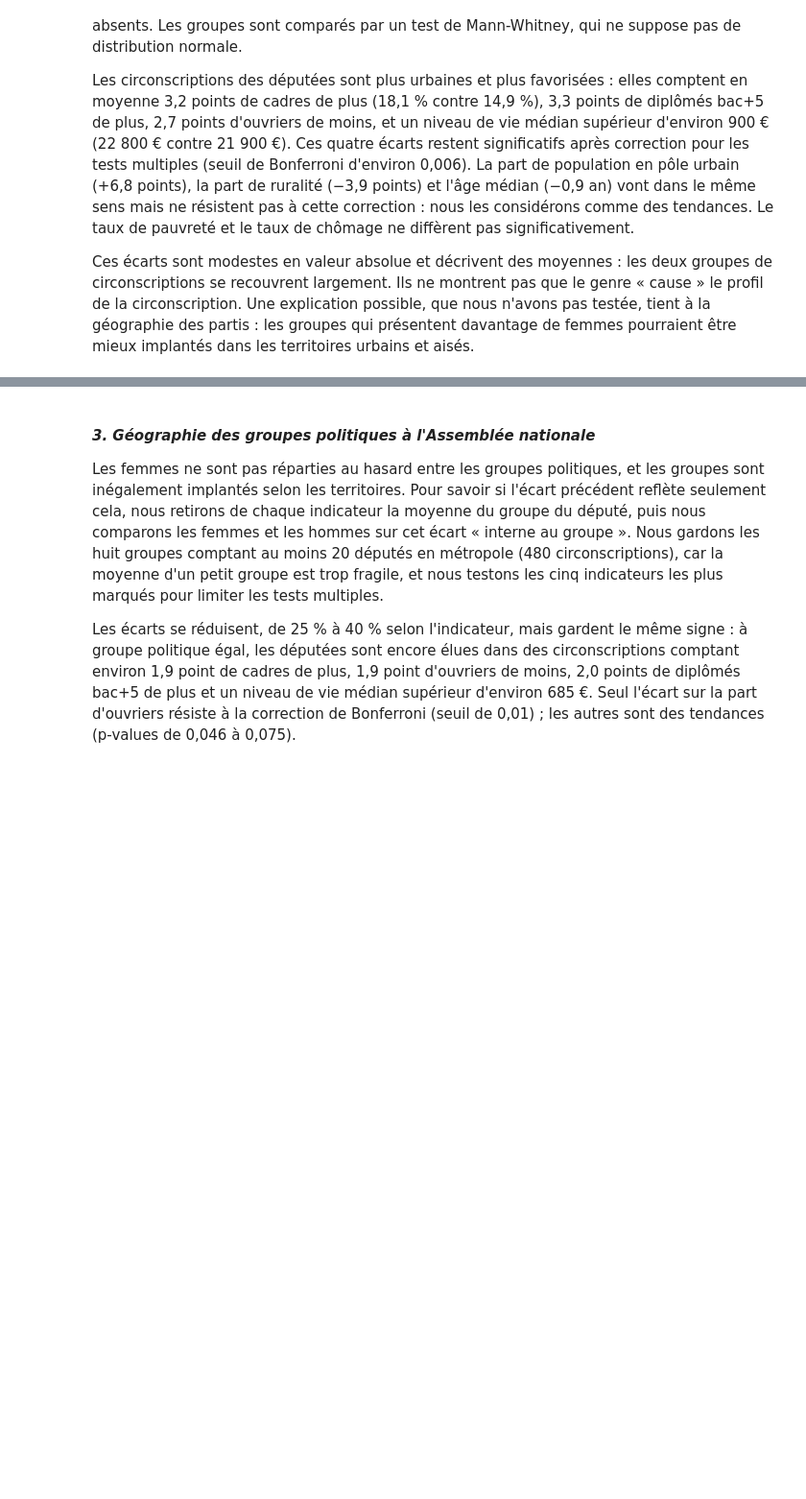
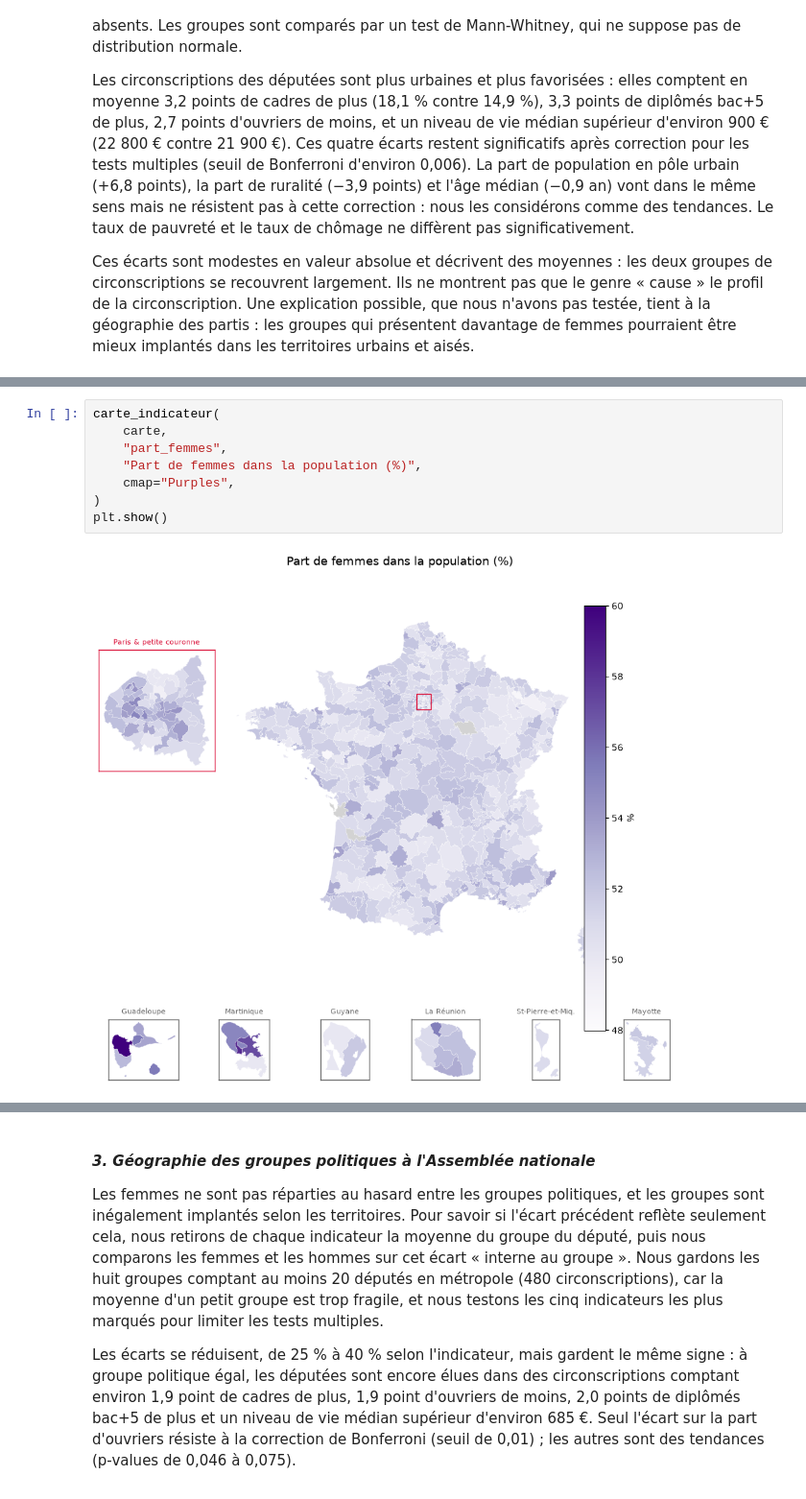
Before and after one commit to leanagzl/Python-pour-la-data-science-S1, a Jupyter notebook: rapport.ipynb, the cells around one changed output, grey strips where cells are left out. Shown at 96% size. Drawn from its saved outputs; the diff is of its cells as text; blank space fills up the shorter version.

Commit message:
Ajout et organisation des cartes dans le rapport

```diff
--- a/rapport.ipynb
+++ b/rapport.ipynb
@@ -250,0 +357,10 @@ display(tab_intra.round(3))
+# %%
+carte_indicateur(
+    carte,
+    "part_femmes",
+    "Part de femmes dans la population (%)",
+    cmap="Purples",
+)
+plt.show()
+# %% [output]
+[figure, added]
```
Also changed, not shown: parts of 32 cells of this notebook.
